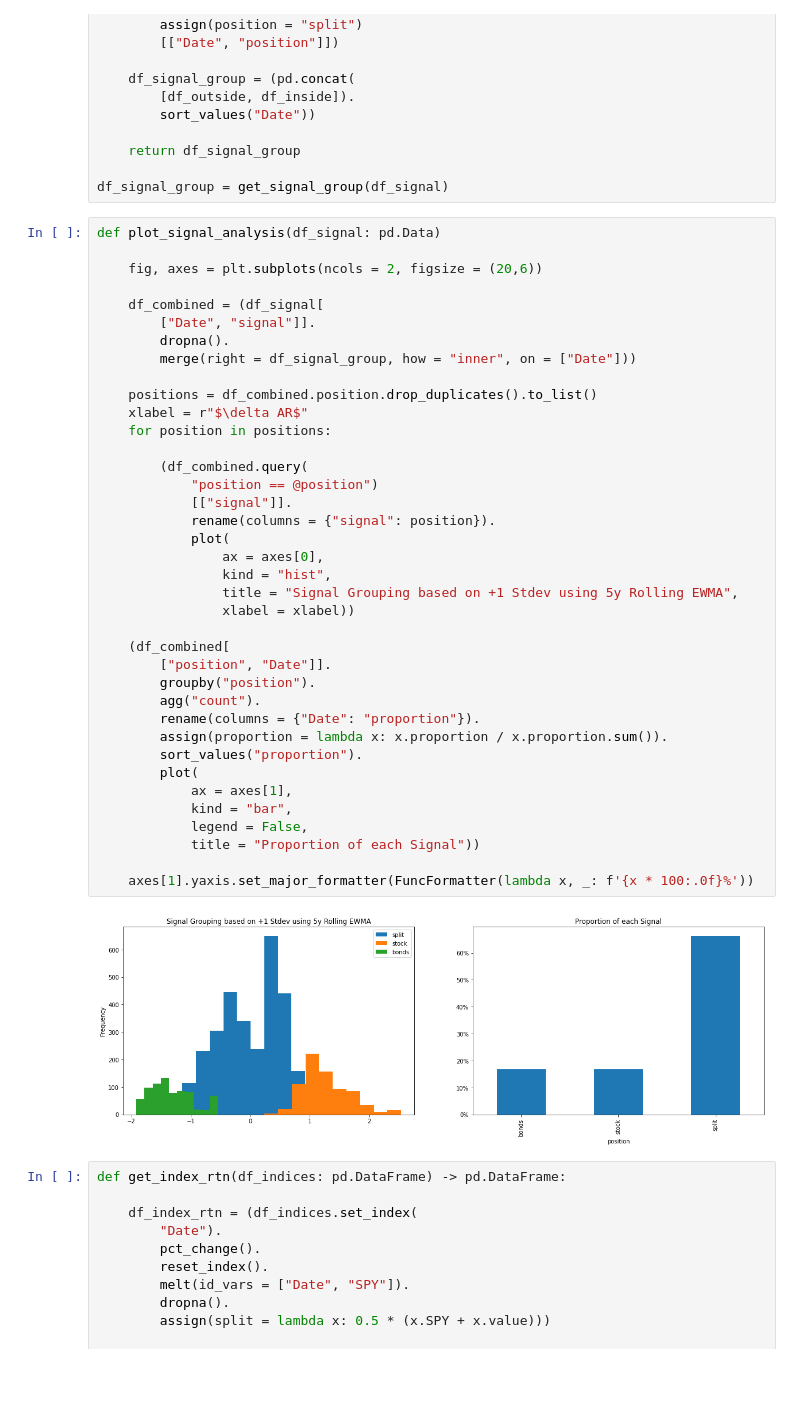
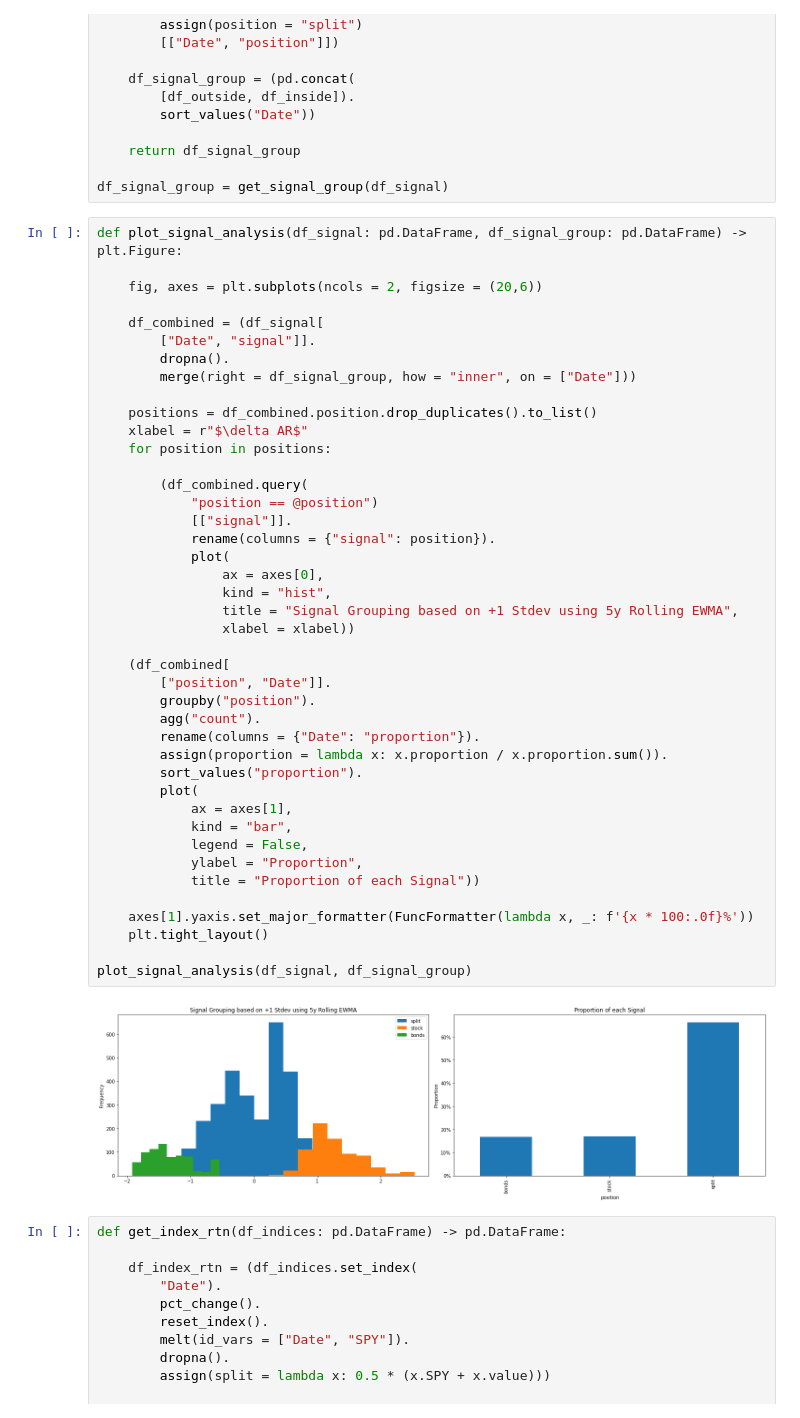
Before and after one commit to diegodalvarez/AbsorptionRatio, a Jupyter notebook: root/AbsorptionRatio.ipynb, the cells around one changed output. Drawn from its saved outputs; the diff is of its cells as text; blank space fills up the shorter version.

```diff
--- a/root/AbsorptionRatio.ipynb
+++ b/root/AbsorptionRatio.ipynb
@@ -147,7 +147,7 @@ def get_signal_group(df_signal: pd.DataFrame, lookback: int = 1_250) -> pd.DataF
 
 df_signal_group = get_signal_group(df_signal)
 # %%
-def plot_signal_analysis(df_signal: pd.Data)
+def plot_signal_analysis(df_signal: pd.DataFrame, df_signal_group: pd.DataFrame) -> plt.Figure:
 
     fig, axes = plt.subplots(ncols = 2, figsize = (20,6))
 
@@ -158,34 +158,38 @@ def plot_signal_analysis(df_signal: pd.Data)
 
     positions = df_combined.position.drop_duplicates().to_list()
     xlabel = r"$\delta AR$"
     for position in positions:
 
         (df_combined.query(
             "position == @position")
             [["signal"]].
             rename(columns = {"signal": position}).
             plot(
                 ax = axes[0],
                 kind = "hist",
                 title = "Signal Grouping based on +1 Stdev using 5y Rolling EWMA",
                 xlabel = xlabel))
 
     (df_combined[
         ["position", "Date"]].
         groupby("position").
         agg("count").
         rename(columns = {"Date": "proportion"}).
         assign(proportion = lambda x: x.proportion / x.proportion.sum()).
         sort_values("proportion").
         plot(
             ax = axes[1],
             kind = "bar",
             legend = False,
+            ylabel = "Proportion",
             title = "Proportion of each Signal"))
 
     axes[1].yaxis.set_major_formatter(FuncFormatter(lambda x, _: f'{x * 100:.0f}%'))
+    plt.tight_layout()
+
+plot_signal_analysis(df_signal, df_signal_group)
 # %% [output]
-[figure, old version]
+[figure, new version]
 # %%
 def get_index_rtn(df_indices: pd.DataFrame) -> pd.DataFrame:
 
```
Also changed, not shown: parts of 1 cell of this notebook.
